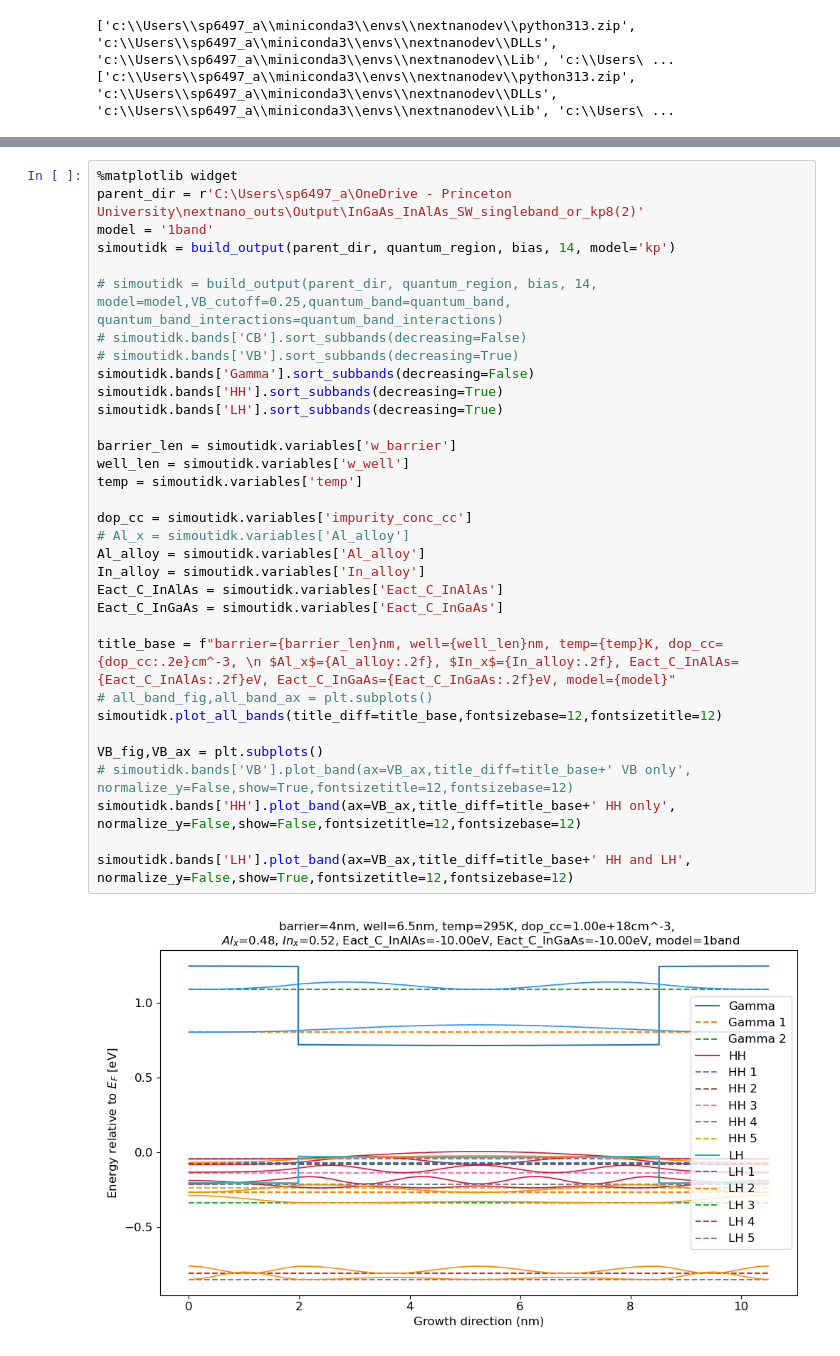
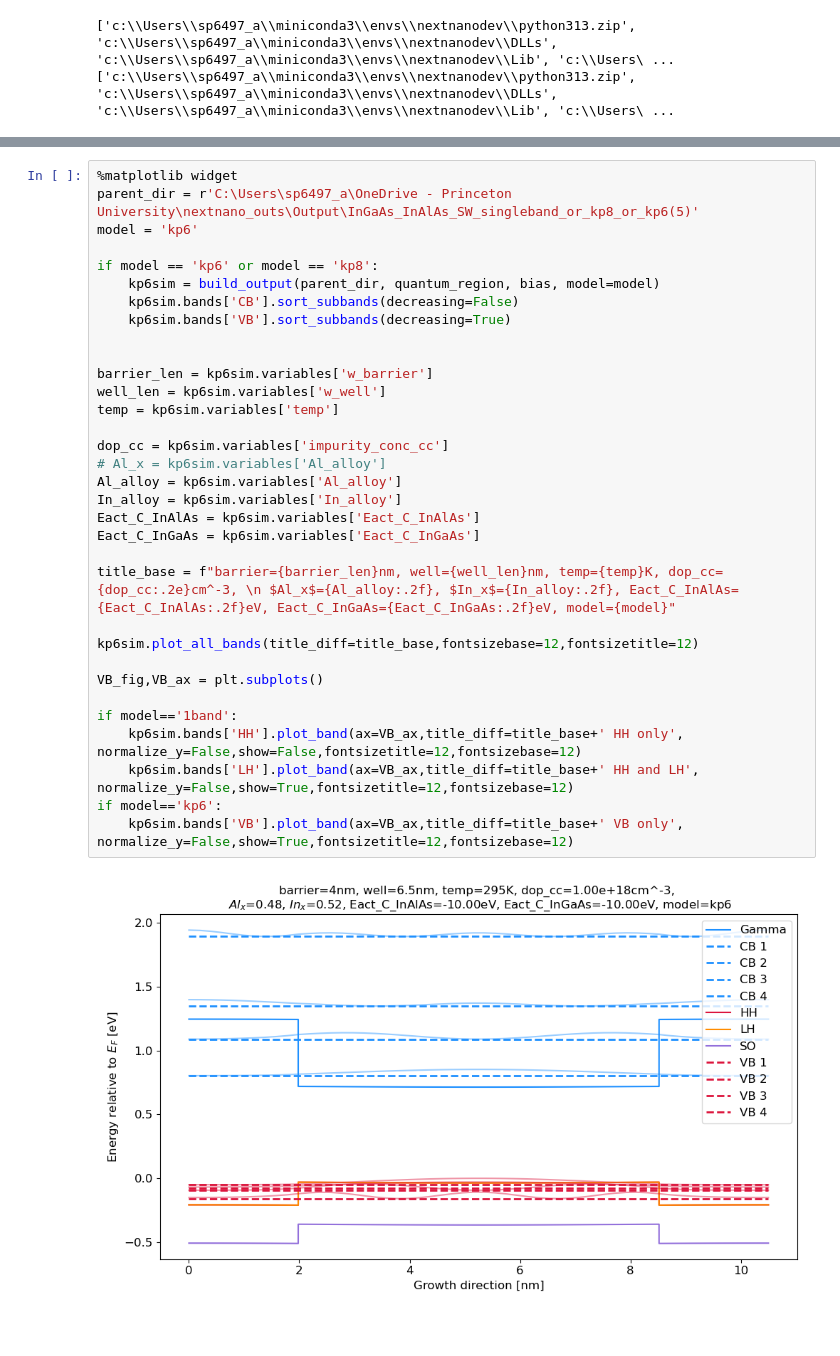
Before and after one commit to sherpsss/nextnanopy_projects, a Jupyter notebook: InGaAsInAlAssinglewell/6nm_well_VB_check.ipynb, the cells around one changed output, grey strips where cells are left out. Drawn from its saved outputs; the diff is of its cells as text.

Commit message:
kp6 band handling added

```diff
--- a/InGaAsInAlAssinglewell/6nm_well_VB_check.ipynb
+++ b/InGaAsInAlAssinglewell/6nm_well_VB_check.ipynb
@@ -23,35 +21,35 @@ quantum_region = r'Quantum\quantum_region'
 # %%
 %matplotlib widget
-parent_dir = r'C:\Users\sp6497_a\OneDrive - Princeton University\nextnano_outs\Output\InGaAs_InAlAs_SW_singleband_or_kp8(2)'
-model = '1band'
-simoutidk = build_output(parent_dir, quantum_region, bias, 14, model='kp')
+parent_dir = r'C:\Users\sp6497_a\OneDrive - Princeton University\nextnano_outs\Output\InGaAs_InAlAs_SW_singleband_or_kp8_or_kp6(5)'
+model = 'kp6'
 
-# simoutidk = build_output(parent_dir, quantum_region, bias, 14, model=model,VB_cutoff=0.25,quantum_band=quantum_band, quantum_band_interactions=quantum_band_interactions)
-# simoutidk.bands['CB'].sort_subbands(decreasing=False)
-# simoutidk.bands['VB'].sort_subbands(decreasing=True)
-simoutidk.bands['Gamma'].sort_subbands(decreasing=False)
-simoutidk.bands['HH'].sort_subbands(decreasing=True)
-simoutidk.bands['LH'].sort_subbands(decreasing=True)
+if model == 'kp6' or model == 'kp8':
+    kp6sim = build_output(parent_dir, quantum_region, bias, model=model)
+    kp6sim.bands['CB'].sort_subbands(decreasing=False)
+    kp6sim.bands['VB'].sort_subbands(decreasing=True)
 
-barrier_len = simoutidk.variables['w_barrier']
-well_len = simoutidk.variables['w_well']
-temp = simoutidk.variables['temp']
 
-dop_cc = simoutidk.variables['impurity_conc_cc']
-# Al_x = simoutidk.variables['Al_alloy']
-Al_alloy = simoutidk.variables['Al_alloy']
-In_alloy = simoutidk.variables['In_alloy']
-Eact_C_InAlAs = simoutidk.variables['Eact_C_InAlAs']
-Eact_C_InGaAs = simoutidk.variables['Eact_C_InGaAs']
+barrier_len = kp6sim.variables['w_barrier']
+well_len = kp6sim.variables['w_well']
+temp = kp6sim.variables['temp']
+
+dop_cc = kp6sim.variables['impurity_conc_cc']
+# Al_x = kp6sim.variables['Al_alloy']
+Al_alloy = kp6sim.variables['Al_alloy']
+In_alloy = kp6sim.variables['In_alloy']
+Eact_C_InAlAs = kp6sim.variables['Eact_C_InAlAs']
+Eact_C_InGaAs = kp6sim.variables['Eact_C_InGaAs']
 
 title_base = f"barrier={barrier_len}nm, well={well_len}nm, temp={temp}K, dop_cc={dop_cc:.2e}cm^-3, \n $Al_x$={Al_alloy:.2f}, $In_x$={In_alloy:.2f}, Eact_C_InAlAs={Eact_C_InAlAs:.2f}eV, Eact_C_InGaAs={Eact_C_InGaAs:.2f}eV, model={model}"
-# all_band_fig,all_band_ax = plt.subplots()
-simoutidk.plot_all_bands(title_diff=title_base,fontsizebase=12,fontsizetitle=12)
+
+kp6sim.plot_all_bands(title_diff=title_base,fontsizebase=12,fontsizetitle=12)
 
 VB_fig,VB_ax = plt.subplots()
-# simoutidk.bands['VB'].plot_band(ax=VB_ax,title_diff=title_base+' VB only', normalize_y=False,show=True,fontsizetitle=12,fontsizebase=12)
-simoutidk.bands['HH'].plot_band(ax=VB_ax,title_diff=title_base+' HH only', normalize_y=False,show=False,fontsizetitle=12,fontsizebase=12)
 
-simoutidk.bands['LH'].plot_band(ax=VB_ax,title_diff=title_base+' HH and LH', normalize_y=False,show=True,fontsizetitle=12,fontsizebase=12)
+if model=='1band':
+    kp6sim.bands['HH'].plot_band(ax=VB_ax,title_diff=title_base+' HH only', normalize_y=False,show=False,fontsizetitle=12,fontsizebase=12)
+    kp6sim.bands['LH'].plot_band(ax=VB_ax,title_diff=title_base+' HH and LH', normalize_y=False,show=True,fontsizetitle=12,fontsizebase=12)
+if model=='kp6':
+    kp6sim.bands['VB'].plot_band(ax=VB_ax,title_diff=title_base+' VB only', normalize_y=False,show=True,fontsizetitle=12,fontsizebase=12)
 # %% [output]
-[figure, old version]
+[figure, new version]
```
Also changed, not shown: parts of 7 cells of this notebook, 3 other files.
